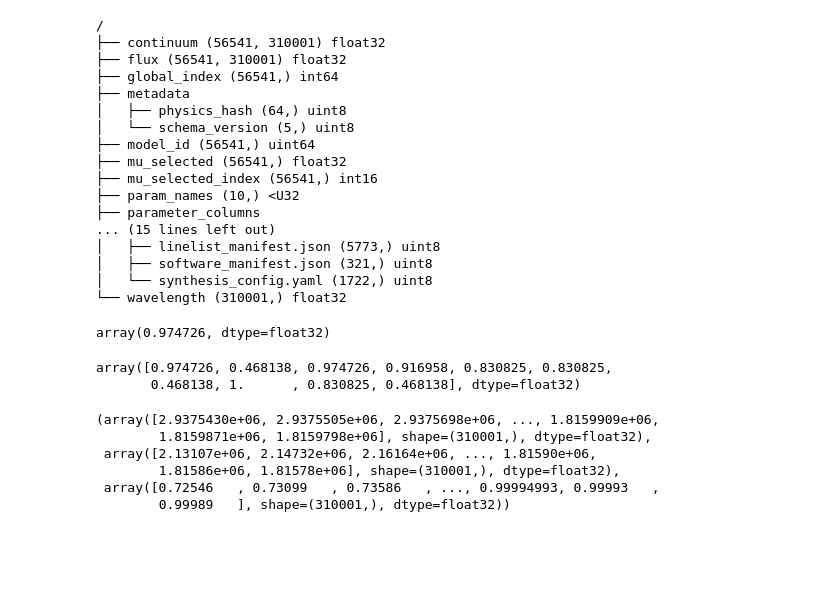
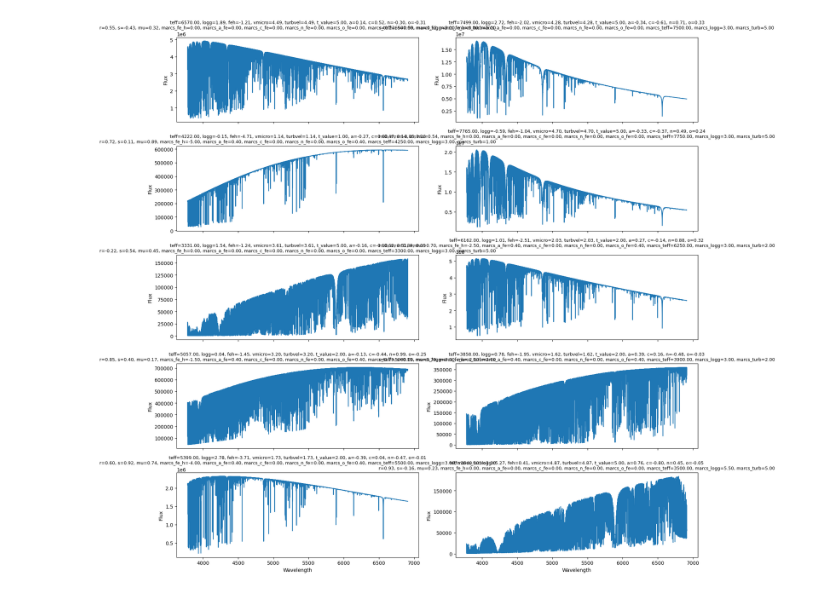
Before and after one commit to maja-jablonska/Turbospectrum_NLTE, a Jupyter notebook: harps.ipynb, the cells around one changed output. Cells and saved outputs as stored; diff of their text form; code cells hidden in the pictures; blank space fills up the shorter version.

```diff
--- a/harps.ipynb
+++ b/harps.ipynb
@@ -1,6 +1,5 @@
 # %%
 import zarr
 import numpy as np
+import os
+HARPS_DATA = '/Users/mjablons/code/turbo/test.zarr/synthesized_spectra.zarr/'
-# %%
-import os
-HARPS_DATA = '/g/data/y89/mj8805/runs/bigharps/outputs/shards'
@@ -9,5 +10,5 @@ chunks = [o for o in os.listdir(HARPS_DATA) if o.endswith('.zarr')]
 # %%
-o = zarr.open_group(os.path.join(HARPS_DATA, chunks[0]))
+o = zarr.open_group(HARPS_DATA)
 o.tree()
 # %% [output]
 /
@@ -257,40 +32,23 @@ KeyboardInterrupt:
-# %%
-o = zarr.open_group(merged_path, mode='r')
-# %%
-o.tree()
-# %% [output]
-/
-├── continuum (56541, 310001) float32
-├── flux (56541, 310001) float32
-├── global_index (56541,) int64
-├── metadata
-│   ├── physics_hash (64,) uint8
-│   └── schema_version (5,) uint8
-├── model_id (56541,) uint64
-├── mu_selected (56541,) float32
-├── mu_selected_index (56541,) int16
-├── param_names (10,) <U32
-├── parameter_columns
-... (15 lines left out)
-│   ├── linelist_manifest.json (5773,) uint8
-│   ├── software_manifest.json (321,) uint8
-│   └── synthesis_config.yaml (1722,) uint8
-└── wavelength (310001,) float32
-# %%
-o['mu_selected'][0]
-# %% [output]
-array(0.974726, dtype=float32)
-# %%
-o['mu_selected'][:10]
-# %% [output]
-array([0.974726, 0.468138, 0.974726, 0.916958, 0.830825, 0.830825,
-       0.468138, 1.      , 0.830825, 0.468138], dtype=float32)
-# %%
-o['continuum'][0], o['flux'][0], o['flux'][0]/o['continuum'][0]
-# %% [output]
-(array([2.9375430e+06, 2.9375505e+06, 2.9375698e+06, ..., 1.8159909e+06,
-        1.8159871e+06, 1.8159798e+06], shape=(310001,), dtype=float32),
- array([2.13107e+06, 2.14732e+06, 2.16164e+06, ..., 1.81590e+06,
-        1.81586e+06, 1.81578e+06], shape=(310001,), dtype=float32),
- array([0.72546   , 0.73099   , 0.73586   , ..., 0.99994993, 0.99993   ,
-        0.99989   ], shape=(310001,), dtype=float32))
+# %%
+param_names = o['param_names'][:]
+wavelength = o['wavelength'][:]
+fig, axes = plt.subplots(5, 2, figsize=(16, 16), sharex=True)
+axes = axes.flatten()
+
+for i in range(10):
+    params = o['params'][i]
+    flux = o['flux'][i]
+    pairs = [f'{name}={val:.2f}' for name, val in zip(param_names, params)]
+    # Split the title into two roughly equal lines
+    split = len(pairs) // 2
+    title_str = '\n'.join([', '.join(pairs[:split]), ', '.join(pairs[split:])])
+    axes[i].plot(wavelength, flux)
+    axes[i].set_title(title_str, fontsize=9)
+    axes[i].set_ylabel("Flux")
+    if i >= 8:
+        axes[i].set_xlabel("Wavelength")
+
+plt.tight_layout()
+plt.show()
+# %% [output]
+[figure, added]
```
Also changed, not shown: parts of 8 cells of this notebook, 5 other files.
